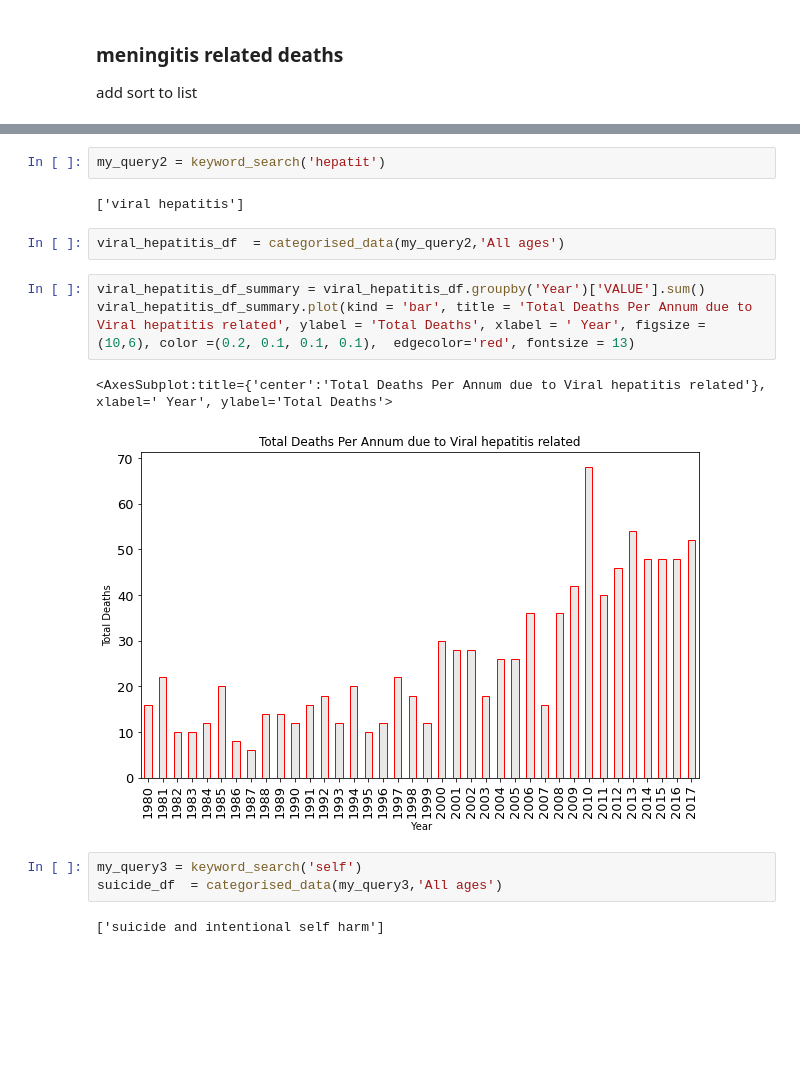
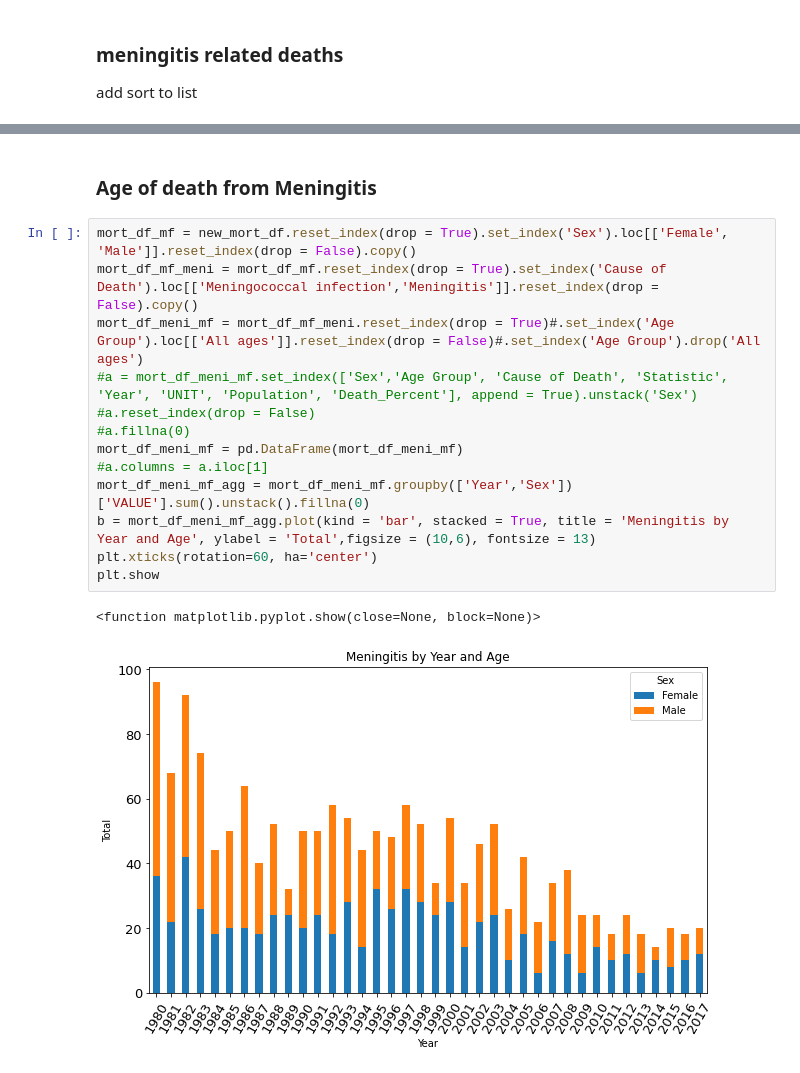
Before and after one commit to jobrien2/UCD-project, a Jupyter notebook: UCD_Start_project.ipynb, the cells around one changed output, grey strips where cells are left out. Cells and saved outputs as stored; diff of their text form; blank space fills up the shorter version.

```diff
--- a/UCD_Start_project.ipynb
+++ b/UCD_Start_project.ipynb
@@ -635,17 +628,18 @@ meningitis_df_summary.plot(kind = 'bar', title = 'Total Deaths Per Annum due to
-# %%
-my_query2 = keyword_search('hepatit')
-# %% [output]
-['viral hepatitis']
-# %%
-viral_hepatitis_df  = categorised_data(my_query2,'All ages')
-# %%
-viral_hepatitis_df_summary = viral_hepatitis_df.groupby('Year')['VALUE'].sum()
-viral_hepatitis_df_summary.plot(kind = 'bar', title = 'Total Deaths Per Annum due to Viral hepatitis related', ylabel = 'Total Deaths', xlabel = ' Year', figsize = (10,6), color =(0.2, 0.1, 0.1, 0.1),  edgecolor='red', fontsize = 13)
-# %% [output]
-<AxesSubplot:title={'center':'Total Deaths Per Annum due to Viral hepatitis related'}, xlabel=' Year', ylabel='Total Deaths'>
-[figure, removed]
-# %%
-my_query3 = keyword_search('self')
-suicide_df  = categorised_data(my_query3,'All ages')
-# %% [output]
-['suicide and intentional self harm']
+# %% [markdown]
+### Age of death from Meningitis
+# %%
+mort_df_mf = new_mort_df.reset_index(drop = True).set_index('Sex').loc[['Female', 'Male']].reset_index(drop = False).copy()
+mort_df_mf_meni = mort_df_mf.reset_index(drop = True).set_index('Cause of Death').loc[['Meningococcal infection','Meningitis']].reset_index(drop = False).copy()
+mort_df_meni_mf = mort_df_mf_meni.reset_index(drop = True)#.set_index('Age Group').loc[['All ages']].reset_index(drop = False)#.set_index('Age Group').drop('All ages')
+#a = mort_df_meni_mf.set_index(['Sex','Age Group', 'Cause of Death', 'Statistic', 'Year', 'UNIT', 'Population', 'Death_Percent'], append = True).unstack('Sex')
+#a.reset_index(drop = False)
+#a.fillna(0)
+mort_df_meni_mf = pd.DataFrame(mort_df_meni_mf)
+#a.columns = a.iloc[1]
+mort_df_meni_mf_agg = mort_df_meni_mf.groupby(['Year','Sex'])['VALUE'].sum().unstack().fillna(0)
+b = mort_df_meni_mf_agg.plot(kind = 'bar', stacked = True, title = 'Meningitis by Year and Age', ylabel = 'Total',figsize = (10,6), fontsize = 13)
+plt.xticks(rotation=60, ha='center')
+plt.show
+# %% [output]
+<function matplotlib.pyplot.show(close=None, block=None)>
+[figure, added]
```
Also changed, not shown: parts of 71 cells of this notebook, 2 other files.
